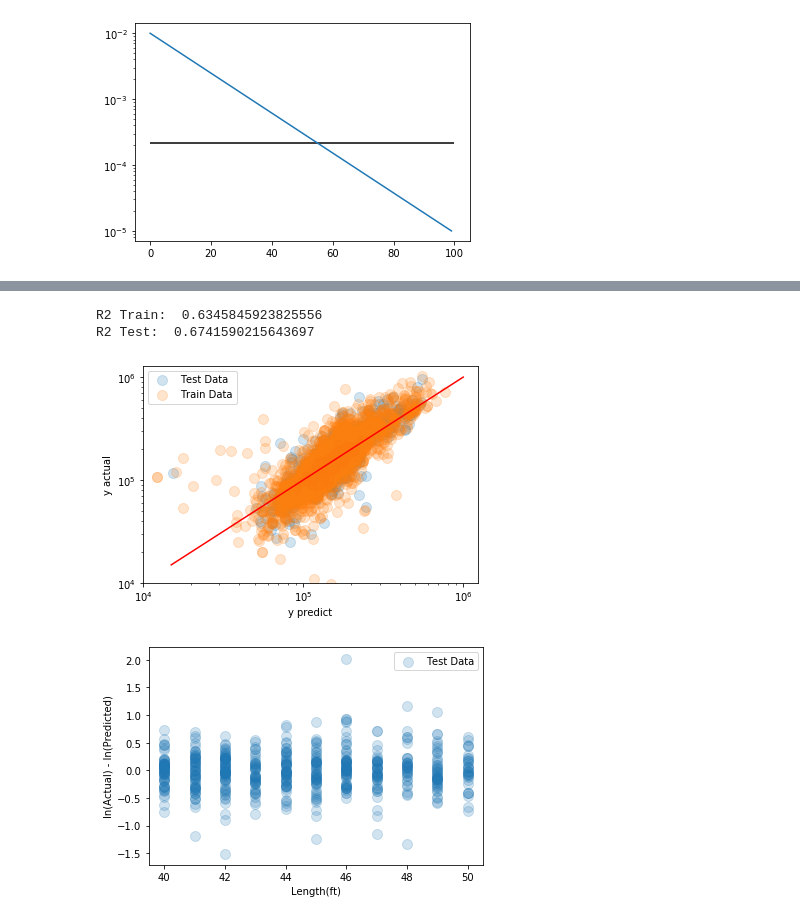
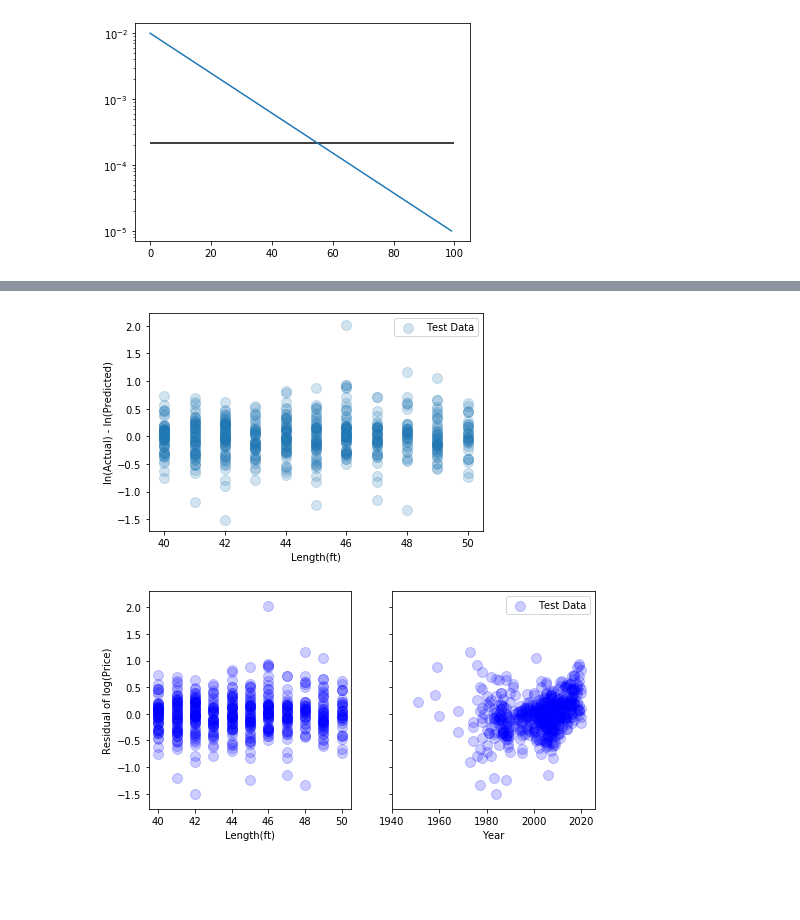
Before and after one commit to spdavern/metis_project2, a Jupyter notebook: Modeling.ipynb, the cells around one changed output, grey strips where cells are left out. Drawn from its saved outputs; the diff is of its cells as text; code cells hidden in the pictures; blank space fills up the shorter version.

```diff
--- a/Modeling.ipynb
+++ b/Modeling.ipynb
@@ -260,29 +412,25 @@ print(round(RMSE_test,3),round(RMSE_train,3))
 # %%
-#Plot the Actual by Predicted
+#Plot the Residuals by Length
 fig,ax = plt.subplots(1,1);
-ax.scatter(y_pred_test,np.exp(lny_test),label='Test Data', s=100, alpha=0.2)
-ax.scatter(y_pred_train,np.exp(lny_train),label='Train Data', s=100, alpha=0.2)
-ax.plot([1.5E4,1E6],[1.5E4,1E6],color='r')
-ax.semilogx()
-ax.semilogy()
-ax.set_xlim(left=10000)
-ax.set_ylim(bottom=10000)
-ax.set_ylabel('y actual')
-ax.set_xlabel('y predict')
+ax.scatter(X_test.length_ft,resid_test,label='Test Data', s=100, alpha=0.2)
+#ax.scatter(X_train.length_ft,resid_train,label='Train Data', s=100, alpha=0.2)
+ax.set_ylabel('ln(Actual) - ln(Predicted)')
+ax.set_xlabel('Length(ft)')
 ax.legend();
-print('R2 Train: ', r2_train)
-print('R2 Test: ', r2_test)
 # %% [output]
-R2 Train:  0.6345845923825556
-R2 Test:  0.6741590215643697
-[figure, old version]
+[figure, new version]
 # %%
-#Plot the Actual by Predicted
-fig,ax = plt.subplots(1,1);
-ax.scatter(X_test.length_ft,resid_test,label='Test Data', s=100, alpha=0.2)
-#ax.scatter(X_train.length_ft,resid_train,label='Train Data', s=100, alpha=0.2)
-ax.set_ylabel('ln(Actual) - ln(Predicted)')
-ax.set_xlabel('Length(ft)')
-ax.legend();
+#Plot Residual by Year
+fig, (ax2, ax1) = plt.subplots(1,2,sharey=True,figsize=(8, 4))
+ax1.scatter(X_test.year,resid_test,label='Test Data', s=100, alpha=0.2, color="Blue")
+#ax1.scatter(X_train.year,resid_train,label='Train Data', s=100, alpha=0.2)
+ax1.set_xlim(left=1940)
+ax2.set_ylabel('Residual of log(Price)')
+ax1.set_xlabel('Year')
+ax1.legend()
+ax2.scatter(X_test.length_ft,resid_test,label='Test Data', s=100, alpha=0.2, color="Blue")
+#ax2.scatter(X_train.length_ft,resid_train,label='Train Data', s=100, alpha=0.2)
+ax2.set_xlabel('Length(ft)');
+fig.savefig('./images/ResidByLengthYear.svg', format='svg', dpi=1200)
 # %% [output]
-[figure, old version]
+[figure, new version]
```
Also changed, not shown: parts of 20 cells of this notebook, 7 other files.
